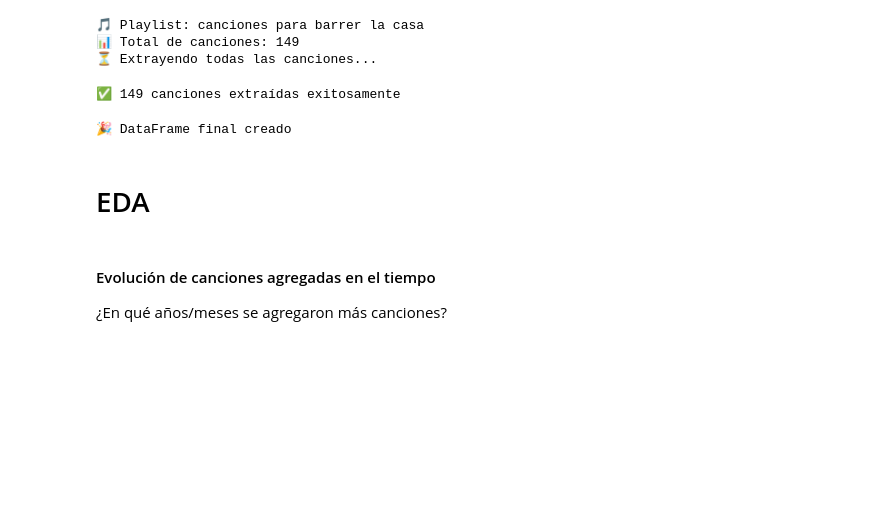
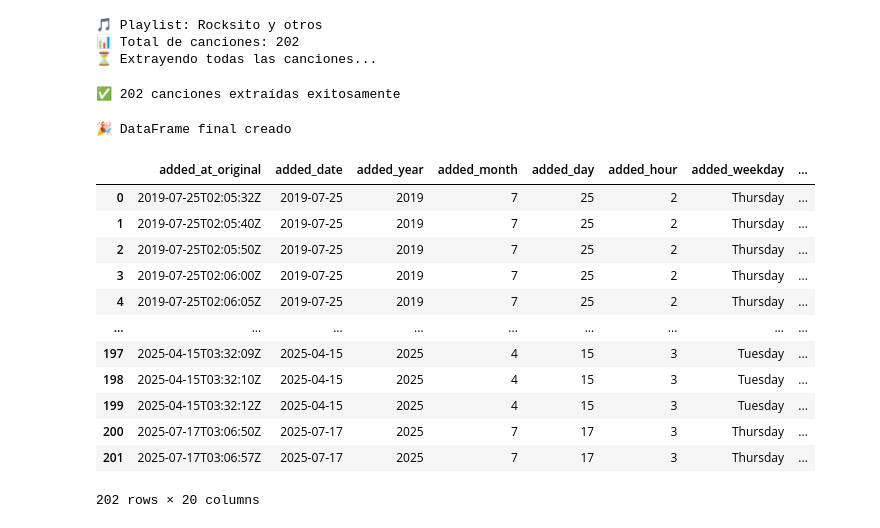
Before and after one commit to vickyguar/data-beats, a Jupyter notebook: data_beats.ipynb, the cells around one changed output. Drawn from its saved outputs; the diff is of its cells as text; code cells hidden in the pictures; blank space fills up the shorter version.

```diff
--- a/data_beats.ipynb
+++ b/data_beats.ipynb
@@ -21,13 +43,23 @@ sp = Spotify(auth_manager=auth_manager)
 # %%
-# Ejecutar la extracción
 all_tracks, playlist_name = get_all_playlist_tracks(sp, playlist_id)
+df = create_df(all_tracks)
+df
 # %% [output]
-🎵 Playlist: canciones para barrer la casa
-📊 Total de canciones: 149
+🎵 Playlist: Rocksito y otros
+📊 Total de canciones: 202
 ⏳ Extrayendo todas las canciones...
-✅ 149 canciones extraídas exitosamente
+✅ 202 canciones extraídas exitosamente
+🎉 DataFrame final creado
+|  | added_at_original | added_date | added_year | added_month | added_day | added_hour | added_weekday | ... |
+| 0 | 2019-07-25T02:05:32Z | 2019-07-25 | 2019 | 7 | 25 | 2 | Thursday | ... |
+| 1 | 2019-07-25T02:05:40Z | 2019-07-25 | 2019 | 7 | 25 | 2 | Thursday | ... |
+| 2 | 2019-07-25T02:05:50Z | 2019-07-25 | 2019 | 7 | 25 | 2 | Thursday | ... |
+| 3 | 2019-07-25T02:06:00Z | 2019-07-25 | 2019 | 7 | 25 | 2 | Thursday | ... |
+| 4 | 2019-07-25T02:06:05Z | 2019-07-25 | 2019 | 7 | 25 | 2 | Thursday | ... |
+| ... | ... | ... | ... | ... | ... | ... | ... | ... |
+| 197 | 2025-04-15T03:32:09Z | 2025-04-15 | 2025 | 4 | 15 | 3 | Tuesday | ... |
+| 198 | 2025-04-15T03:32:10Z | 2025-04-15 | 2025 | 4 | 15 | 3 | Tuesday | ... |
+| 199 | 2025-04-15T03:32:12Z | 2025-04-15 | 2025 | 4 | 15 | 3 | Tuesday | ... |
+| 200 | 2025-07-17T03:06:50Z | 2025-07-17 | 2025 | 7 | 17 | 3 | Thursday | ... |
+| 201 | 2025-07-17T03:06:57Z | 2025-07-17 | 2025 | 7 | 17 | 3 | Thursday | ... |
+202 rows × 20 columns
-# %%
-# Armo el dataframe final con los datos
-df = create_df(all_tracks)
-# %% [output]
-🎉 DataFrame final creado
@@ -40,8 +66,3 @@ df = create_df(all_tracks)
-# %% [markdown]
-# EDA
-# %% [markdown]
-#### Evolución de canciones agregadas en el tiempo
-¿En qué años/meses se agregaron más canciones?
 # %%
 df.groupby(['added_year', 'added_month']).size().plot(kind='line', figsize=(10,5))
 plt.title("Evolución de canciones agregadas")
```
Also changed, not shown: parts of 20 cells of this notebook, 2 other files.
